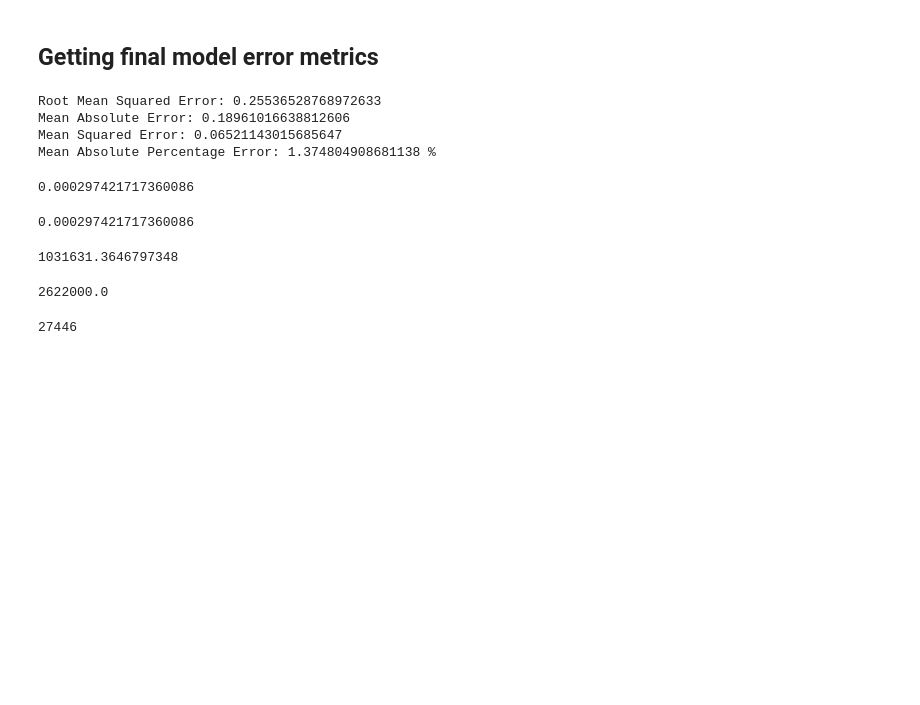
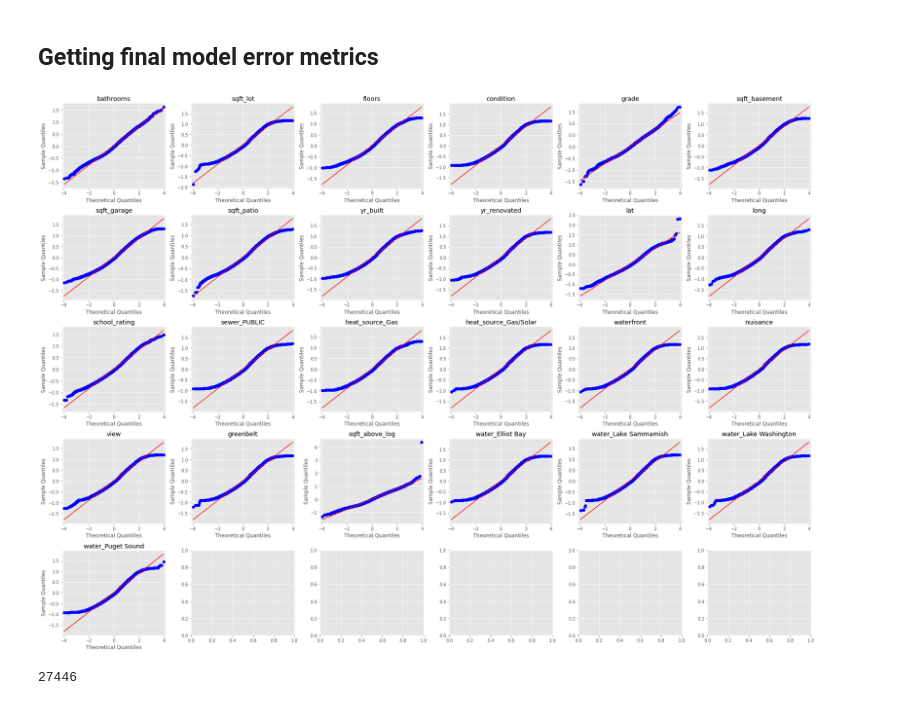
Before and after one commit to andrewkoji/Housing_Linear_Model_Project, a Jupyter notebook: final_notebook-log_model.ipynb, the cells around one changed output. Saved outputs shown, nothing was run; the diff lists cells and outputs as text; code cells hidden in the pictures; blank space fills up the shorter version.

```diff
--- a/final_notebook-log_model.ipynb
+++ b/final_notebook-log_model.ipynb
@@ -1649,28 +1765,9 @@ In the model we see that the most positively correlated variables with the price
 # %% [markdown]
 ## Getting final model error metrics
 # %%
-get_error_metrics(water_data, y_log)
+get_model_qqplots(water_data, y_log)
 # %% [output]
-Root Mean Squared Error: 0.25536528768972633
-Mean Absolute Error: 0.18961016638812606
-Mean Squared Error: 0.06521143015685647
-Mean Absolute Percentage Error: 1.374804908681138 %
+[figure, added]
-# %%
-print(get_log_mse(water_data,y_log))
-# %% [output]
-0.000297421717360086
-# %%
-get_log_mse(water_data,y_log)
-# %% [output]
-0.000297421717360086
-# %%
-y.mean()
-# %% [output]
-1031631.3646797348
-# %%
-y.max() - y.min()
-# %% [output]
-2622000.0
 # %%
 len(water_data)
 # %% [output]
```
Also changed, not shown: parts of 31 cells of this notebook.
